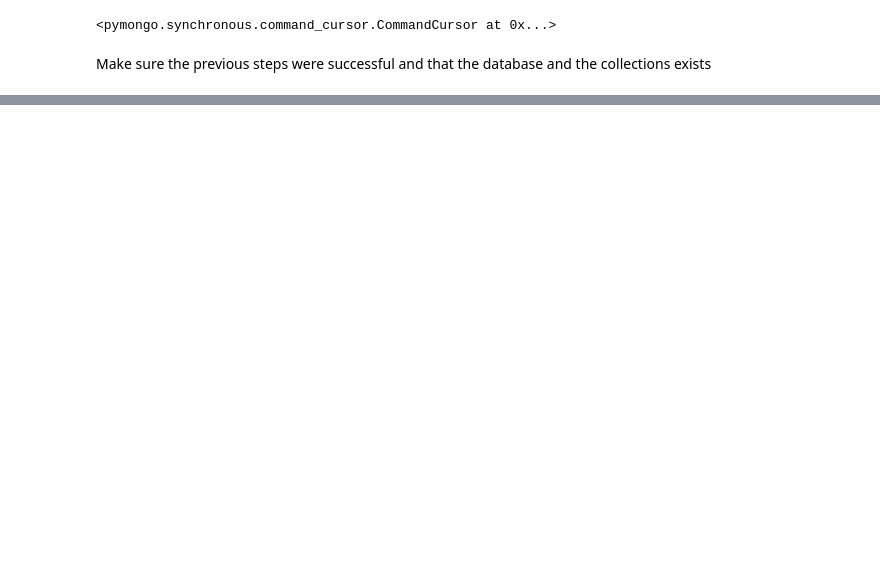
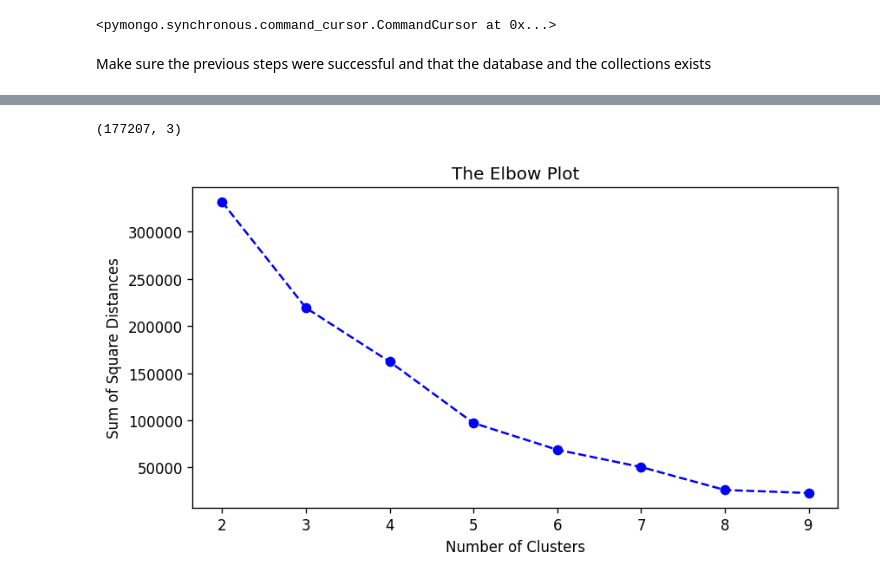
Before and after one commit to danielanietp/Spotify-Database, a Jupyter notebook: StreamingHistoryDatabase.ipynb, the cells around one changed output, grey strips where cells are left out. Drawn from its saved outputs; the diff is of its cells as text; code cells hidden in the pictures; blank space fills up the shorter version.

Commit message:
Added k clustering for listening behaviors

```diff
--- a/StreamingHistoryDatabase.ipynb
+++ b/StreamingHistoryDatabase.ipynb
@@ -630,0 +688,4 @@ Link to dashboard: [Tableau Public Dashboard](https://public.tableau.com/app/pro
+# %%
+collection_name = "streamingAnalytics"
+data = list(db[collection_name].find({}, {"_id": 0}))
+df = pd.DataFrame(data)
@@ -630,0 +713,5 @@ Link to dashboard: [Tableau Public Dashboard](https://public.tableau.com/app/pro
+# %%
+features_a = ['shuffle', 'skipped', 'sec_played']
+X = df[features_a].fillna(0)
+X['sec_played'] = np.log1p(X['sec_played'])
+X.head()
@@ -630,0 +725,32 @@ Link to dashboard: [Tableau Public Dashboard](https://public.tableau.com/app/pro
+# %%
+scaler = StandardScaler()
+X_scaled = scaler.fit_transform(X)
+X_scaled.shape
+# %% [output]
+(177207, 3)
+# %%
+sample_size = 10000
+idx = np.random.choice(len(X_scaled), sample_size, replace=False)
+X_sample = X_scaled[idx]
+k_list = list(range(2,10))
+k_inertias = []
+k_scores = []
+model_list = []
+for k in k_list:
+    model = KMeans(n_clusters=k, random_state=12345).fit(X_scaled)
+    model_list.append(model)
+    cluster_assignments = model.labels_
+    # sample labels
+    labels_sample = cluster_assignments[idx]
+    score = silhouette_score(X_sample, labels_sample, metric='euclidean')
+    inertia = model.inertia_
+    k_scores.append(score)
+    k_inertias.append(inertia)
+# %%
+plt.figure(figsize=(8,4), dpi=120)
+plt.title('The Elbow Plot')
+plt.xlabel('Number of Clusters')
+plt.ylabel('Sum of Square Distances')
+_=plt.plot(k_list, k_inertias,'bo--')
+# %% [output]
+[figure, added]
```
Also changed, not shown: parts of 24 cells of this notebook.
